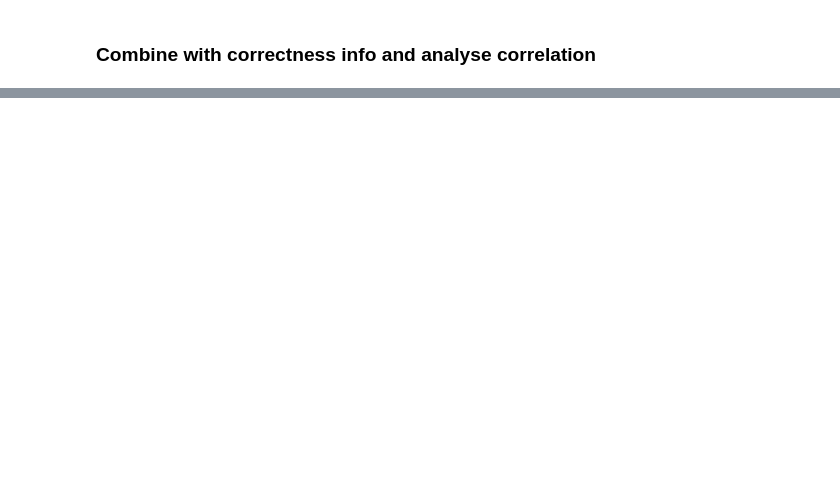
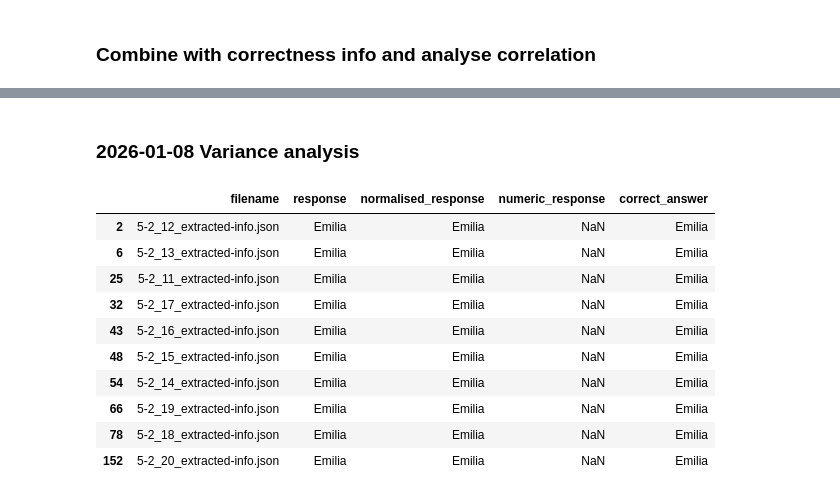
Before and after one commit to dracor-org/dracor-mcp-evaluation, a Jupyter notebook: 2026-JCLS-CDA-Documentation/04_autoEva/responses_analyser.ipynb, the cells around one changed output, grey strips where cells are left out. Drawn from its saved outputs; the diff is of its cells as text; code cells hidden in the pictures; blank space fills up the shorter version.

```diff
--- a/2026-JCLS-CDA-Documentation/04_autoEva/responses_analyser.ipynb
+++ b/2026-JCLS-CDA-Documentation/04_autoEva/responses_analyser.ipynb
@@ -1101,0 +1133,16 @@ merged[(merged['overall_error_rate'] == 0)].shape
+# %% [markdown]
+### 2026-01-08 Variance analysis
+# %%
+df_precise_answers.query('experiment_id == "5-2" and success == True')[['filename','response','normalised_response', 'numeric_response', 'correct_answer']]
+# %% [output]
+|  | filename | response | normalised_response | numeric_response | correct_answer |
+| 2 | 5-2_12_extracted-info.json | Emilia | Emilia | NaN | Emilia |
+| 6 | 5-2_13_extracted-info.json | Emilia | Emilia | NaN | Emilia |
+| 25 | 5-2_11_extracted-info.json | Emilia | Emilia | NaN | Emilia |
+| 32 | 5-2_17_extracted-info.json | Emilia | Emilia | NaN | Emilia |
+| 43 | 5-2_16_extracted-info.json | Emilia | Emilia | NaN | Emilia |
+| 48 | 5-2_15_extracted-info.json | Emilia | Emilia | NaN | Emilia |
+| 54 | 5-2_14_extracted-info.json | Emilia | Emilia | NaN | Emilia |
+| 66 | 5-2_19_extracted-info.json | Emilia | Emilia | NaN | Emilia |
+| 78 | 5-2_18_extracted-info.json | Emilia | Emilia | NaN | Emilia |
+| 152 | 5-2_20_extracted-info.json | Emilia | Emilia | NaN | Emilia |
```
Also changed, not shown: parts of 46 cells of this notebook.
